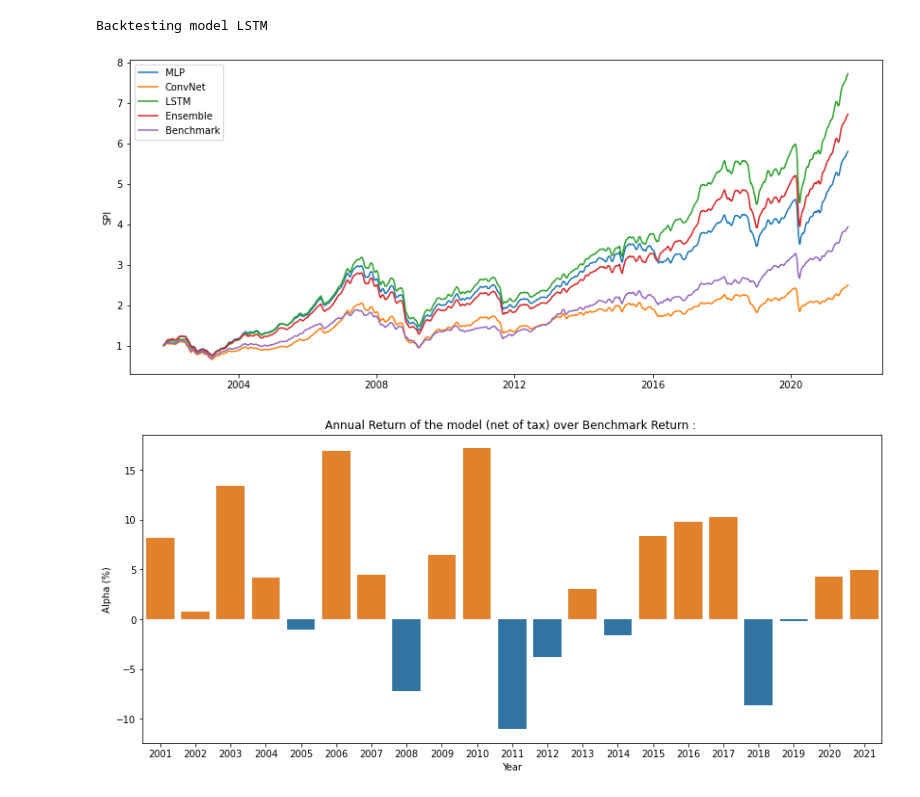
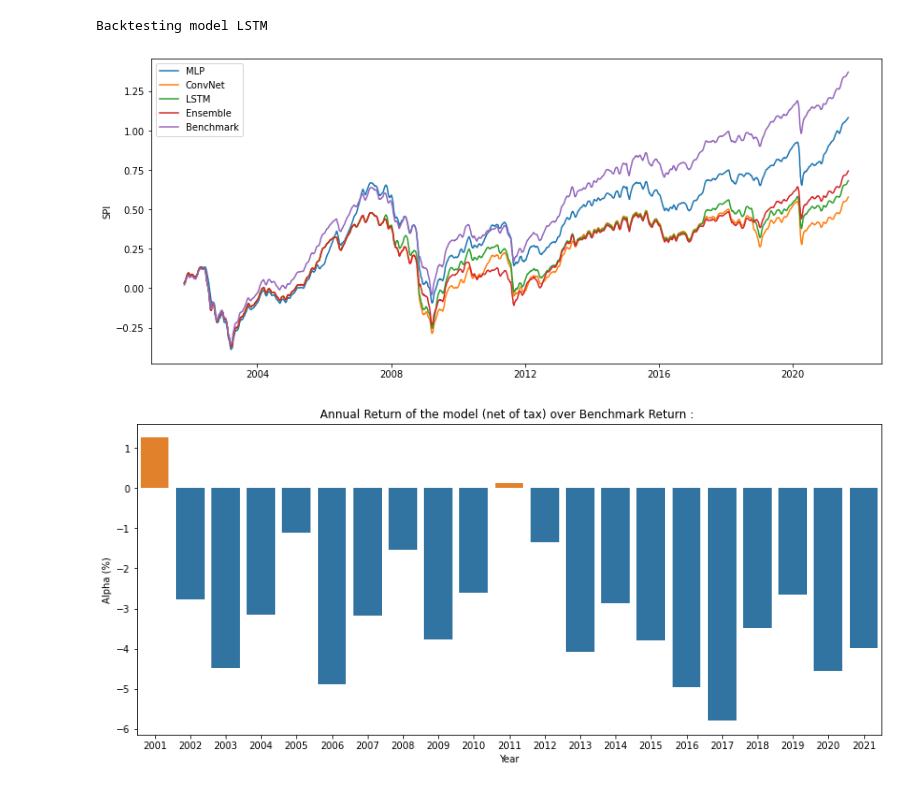
Before and after one commit to lacoupe/BCVS, a Jupyter notebook: SW/size/size.ipynb, the cells around one changed output. Saved outputs shown, nothing was run; the diff lists cells and outputs as text; code cells hidden in the pictures.

```diff
--- a/SW/size/size.ipynb
+++ b/SW/size/size.ipynb
@@ -237,12 +102,13 @@ Backtesting model ConvNet
 Backtesting model LSTM
 # %%
 df_resume = resume_backtest(df_pred_dict, bench_price, price)
+daily_returns = price.pct_change().shift(1)
 perf_bench = price_to_perf(bench_price.loc[df_pred_dict['Ensemble'].index[0]:df_pred_dict['Ensemble'].index[-1]], log=False)
-performance_plot(df_pred_dict, daily_returns, bench_price)
+performance_plot(df_pred_dict, daily_returns, bench_price, log=True)
 annual_alpha_plot(perf_bench, df_pred_dict['Ensemble'], daily_returns)
 display(df_resume)
 # %% [output]
-[figure, old version]
+[figure, new version]
-[figure, old version]
+[figure, new version]
 |  | Gross avg. annual return (%) | Net avg. annual return (%) | Avg. annual vol. (%) | Avg Sharpe ratio | Max. Drawdown (%) | ... |
 | Benchmark SPI | 8.18 | 8.18 | 17.12 | 0.48 | 44.52 | ... |
```
Also changed, not shown: parts of 15 cells of this notebook, 3 other files.
